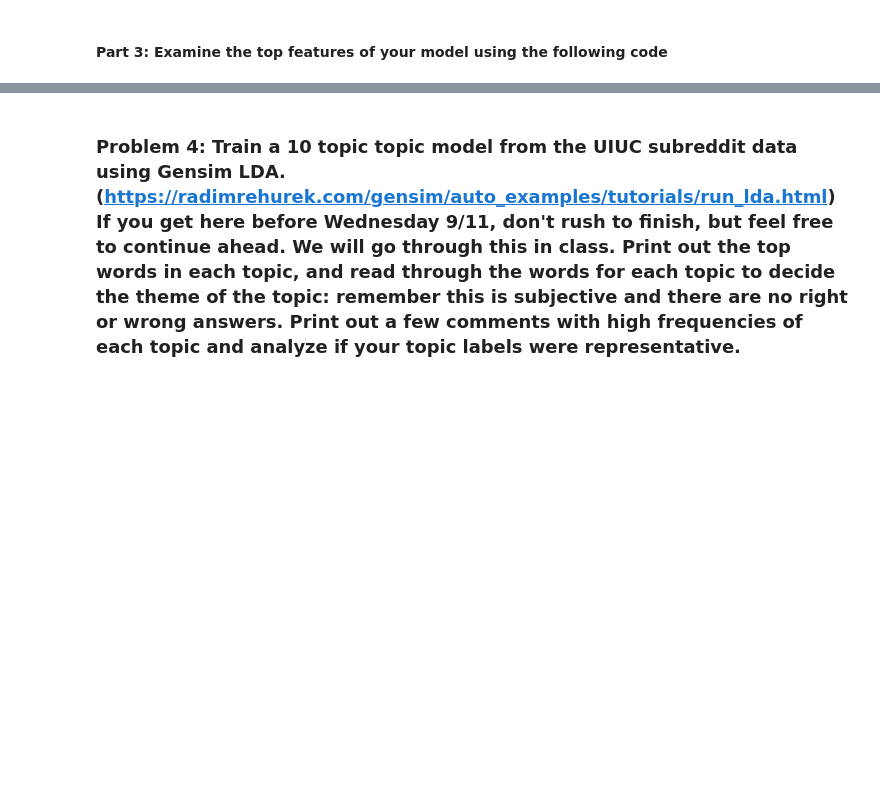
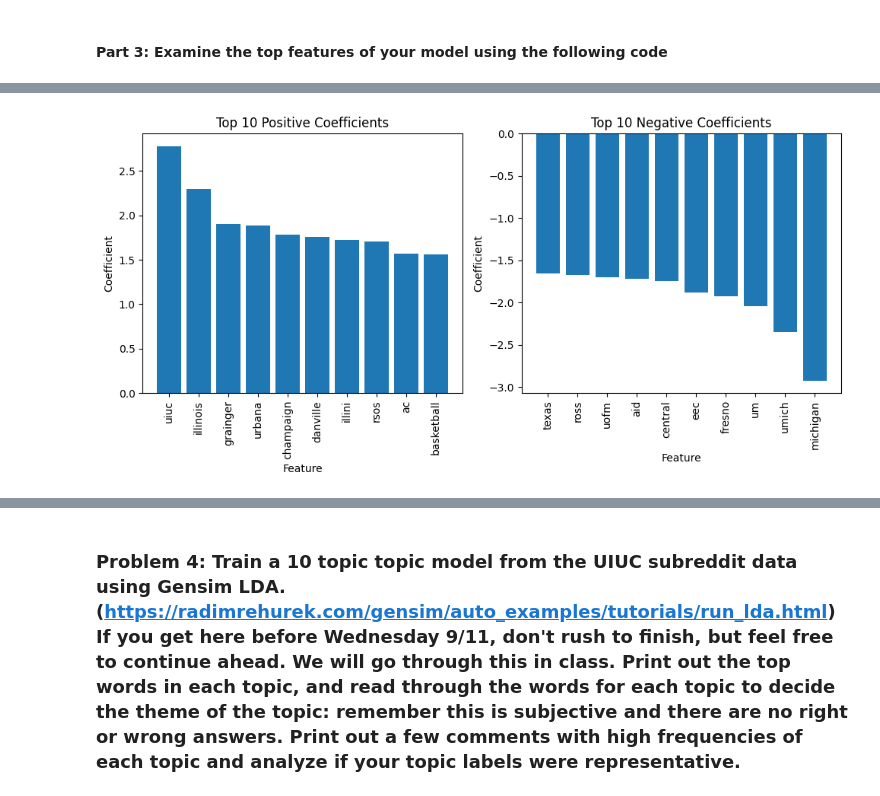
Before and after one commit to jaeji05/project1-counting-words, a Jupyter notebook: project1.ipynb, the cells around one changed output, grey strips where cells are left out. Saved outputs shown, nothing was run; the diff lists cells and outputs as text; code cells hidden in the pictures; blank space fills up the shorter version.

```diff
--- a/project1.ipynb
+++ b/project1.ipynb
@@ -288,0 +388,13 @@ data=pd.concat([uiuc,mich])
+# %%
+#create a bag of words representation with count vectorizer
+
+from sklearn.feature_extraction.text import CountVectorizer
+
+# Create a new CountVectorizer object for this task
+data_vectorizer = CountVectorizer(min_df=3, max_df=0.3, ngram_range=(1,2))
+
+# Fit the vectorizer to the lemmatized text and transform it into a bag-of-words representation
+data_bag_of_words = data_vectorizer.fit_transform(data['lemmatized_text'])
+
+# Convert the bag-of-words representation into a DataFrame
+data_bow_df = pd.DataFrame(data_bag_of_words.toarray(), columns=data_vectorizer.get_feature_names_out())
@@ -296,7 +510,14 @@ data=pd.concat([uiuc,mich])
 #get the coefficients of the model and plot the top 10 most positive and top 10 most negative coefficients
 #what do you notice about these words? Are they surprising or expected?
 # %%
-coefficients = pd.DataFrame({'feature': X.columns, 'coefficient': model.coef_[0]})
+#coefficients = pd.DataFrame({'feature': X.columns, 'coefficient': model.coef_[0]})
+#coefficients = coefficients.sort_values('coefficient', ascending=False)
+#top_10_positive = coefficients.head(10)
+#top_10_negative = coefficients.tail(10)
+
+coefficients = pd.DataFrame({'feature': data_bow_df.columns, 'coefficient': data_logreg.coef_[0]})
 coefficients = coefficients.sort_values('coefficient', ascending=False)
 top_10_positive = coefficients.head(10)
 top_10_negative = coefficients.tail(10)
+
+top_10_positive
@@ -302,0 +550,23 @@ top_10_negative = coefficients.tail(10)
+# %%
+import matplotlib.pyplot as plt
+
+plt.figure(figsize=(10, 5))
+
+plt.subplot(1, 2, 1)
+plt.bar(top_10_positive['feature'], top_10_positive['coefficient'])
+plt.title('Top 10 Positive Coefficients')
+plt.xlabel('Feature')
+plt.ylabel('Coefficient')
+plt.xticks(rotation=90)
+
+plt.subplot(1, 2, 2)
+plt.bar(top_10_negative['feature'], top_10_negative['coefficient'])
+plt.title('Top 10 Negative Coefficients')
+plt.xlabel('Feature')
+plt.ylabel('Coefficient')
+plt.xticks(rotation=90)
+
+plt.tight_layout()
+plt.show()
+# %% [output]
+[figure, added]
```
Also changed, not shown: parts of 32 cells of this notebook.
